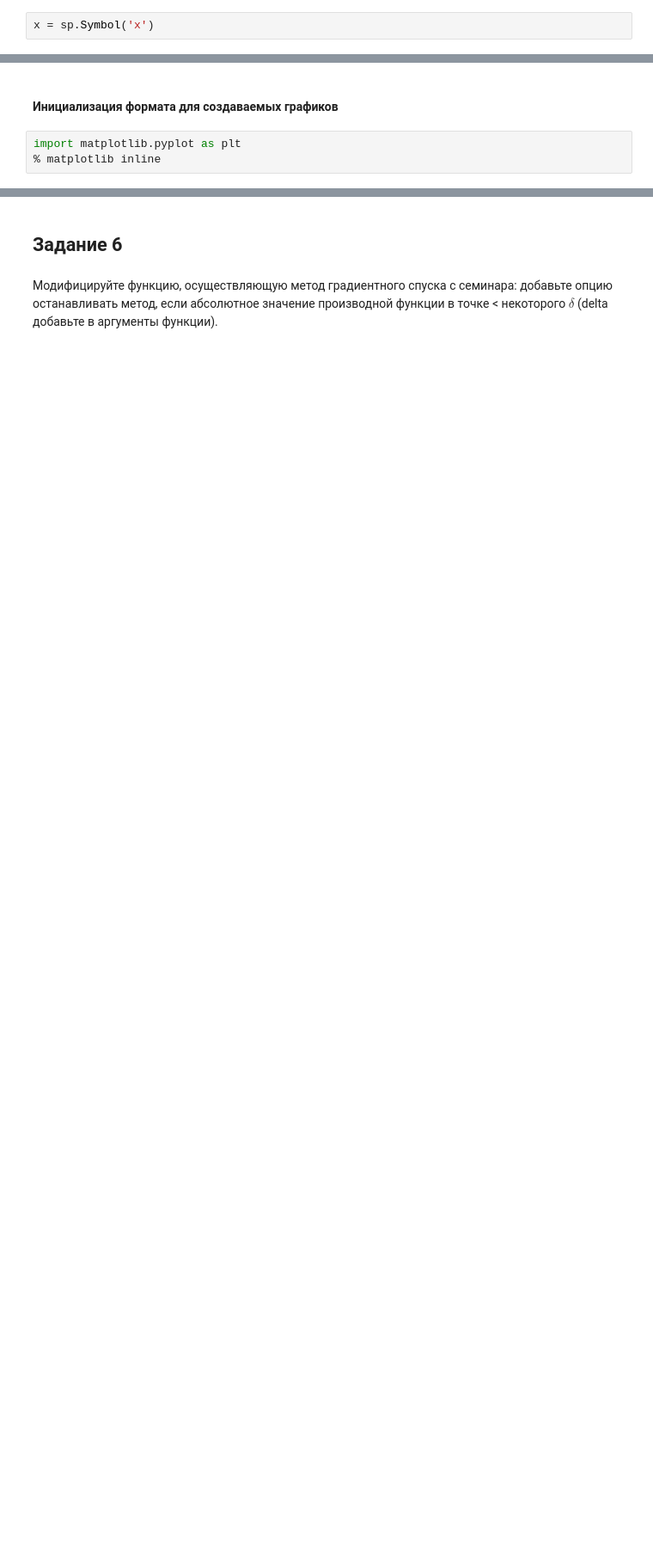
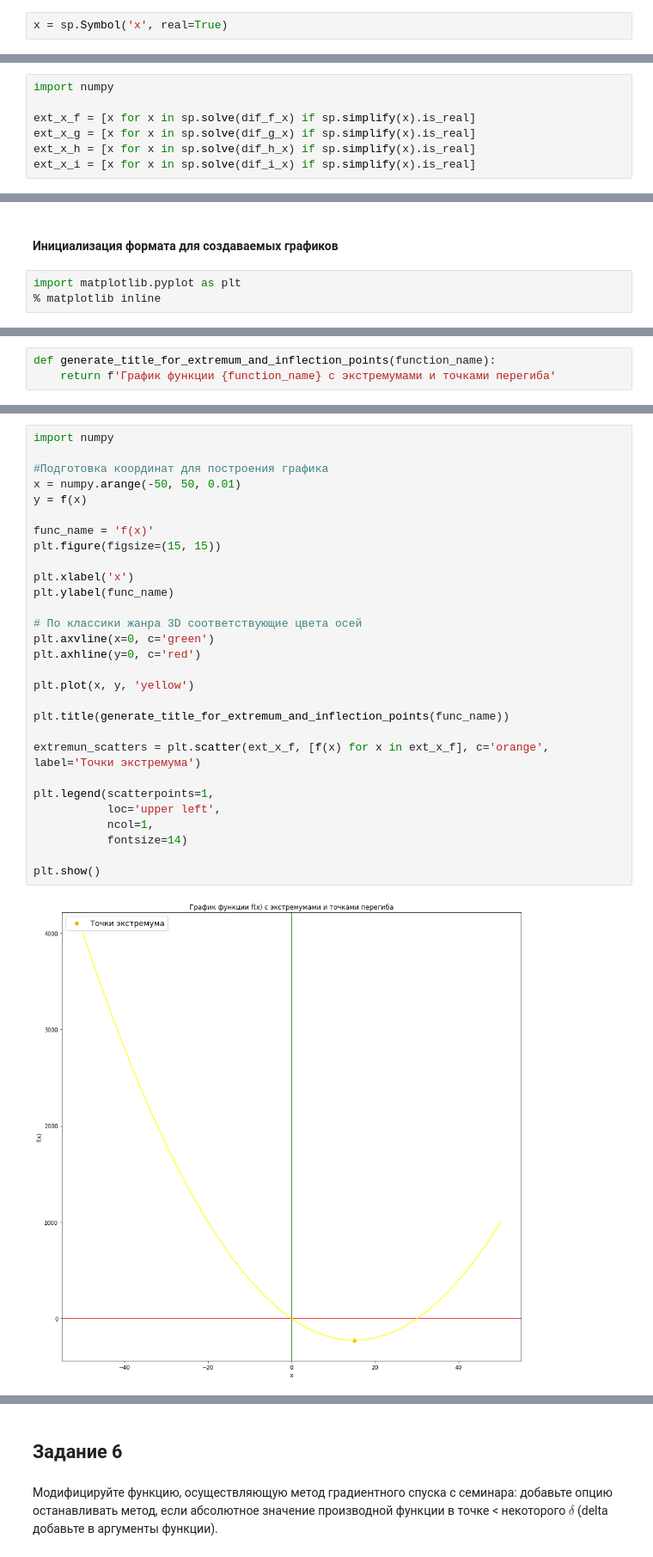
Before and after one commit to ML-HLS-Mathematics/math_home_work_01, a Jupyter notebook: mlhs_math_practice_01.ipynb, the cells around one changed output, grey strips where cells are left out. Shown: that part at 86% size. Saved outputs shown, nothing was run; the diff lists cells and outputs as text; blank space fills up the shorter version.

```diff
--- a/mlhs_math_practice_01.ipynb
+++ b/mlhs_math_practice_01.ipynb
@@ -175,7 +156,7 @@ def print_function(function_name, function):
 # %% [markdown]
 #### Добавление x как аргумент в функции:
 # %%
-x = sp.Symbol('x')
+x = sp.Symbol('x', real=True)
 # %% [markdown]
 #### Получения производных функций $f(x)$, $g(x)$, $h(x)$, $i(x)$:
 # %%
@@ -200,3 +181,10 @@ ext_x_i = sp.solveset(dif_i_x, domain=sp.Reals)
+# %%
+import numpy
+
+ext_x_f = [x for x in sp.solve(dif_f_x) if sp.simplify(x).is_real]
+ext_x_g = [x for x in sp.solve(dif_g_x) if sp.simplify(x).is_real]
+ext_x_h = [x for x in sp.solve(dif_h_x) if sp.simplify(x).is_real]
+ext_x_i = [x for x in sp.solve(dif_i_x) if sp.simplify(x).is_real]
 # %% [markdown]
 #### Вывод экстремумов функций $f(x)$, $g(x)$, $h(x)$, $i(x)$:
 # %%
@@ -358,0 +362,3 @@ import math
+# %%
+def generate_title_for_extremum_and_inflection_points(function_name):
+    return f'График функции {function_name} c экстремумами и точками перегиба'
@@ -403,0 +369,31 @@ draw_graphic('i(x)', i, i_x_points, list(ext_x_i), infl_x_i)
+# %%
+import numpy
+
+#Подготовка координат для построения графика
+x = numpy.arange(-50, 50, 0.01)
+y = f(x)
+
+func_name = 'f(x)'
+plt.figure(figsize=(15, 15))
+
+plt.xlabel('x')
+plt.ylabel(func_name)
+
+# По классики жанра 3D соответствующие цвета осей
+plt.axvline(x=0, c='green')
+plt.axhline(y=0, c='red')
+
+plt.plot(x, y, 'yellow')
+
+plt.title(generate_title_for_extremum_and_inflection_points(func_name))
+
+extremun_scatters = plt.scatter(ext_x_f, [f(x) for x in ext_x_f], c='orange', label='Точки экстремума')
+
+plt.legend(scatterpoints=1,
+           loc='upper left',
+           ncol=1,
+           fontsize=14)
+
+plt.show()
+# %% [output]
+[figure, added]
```
Also changed, not shown: parts of 41 cells of this notebook.
